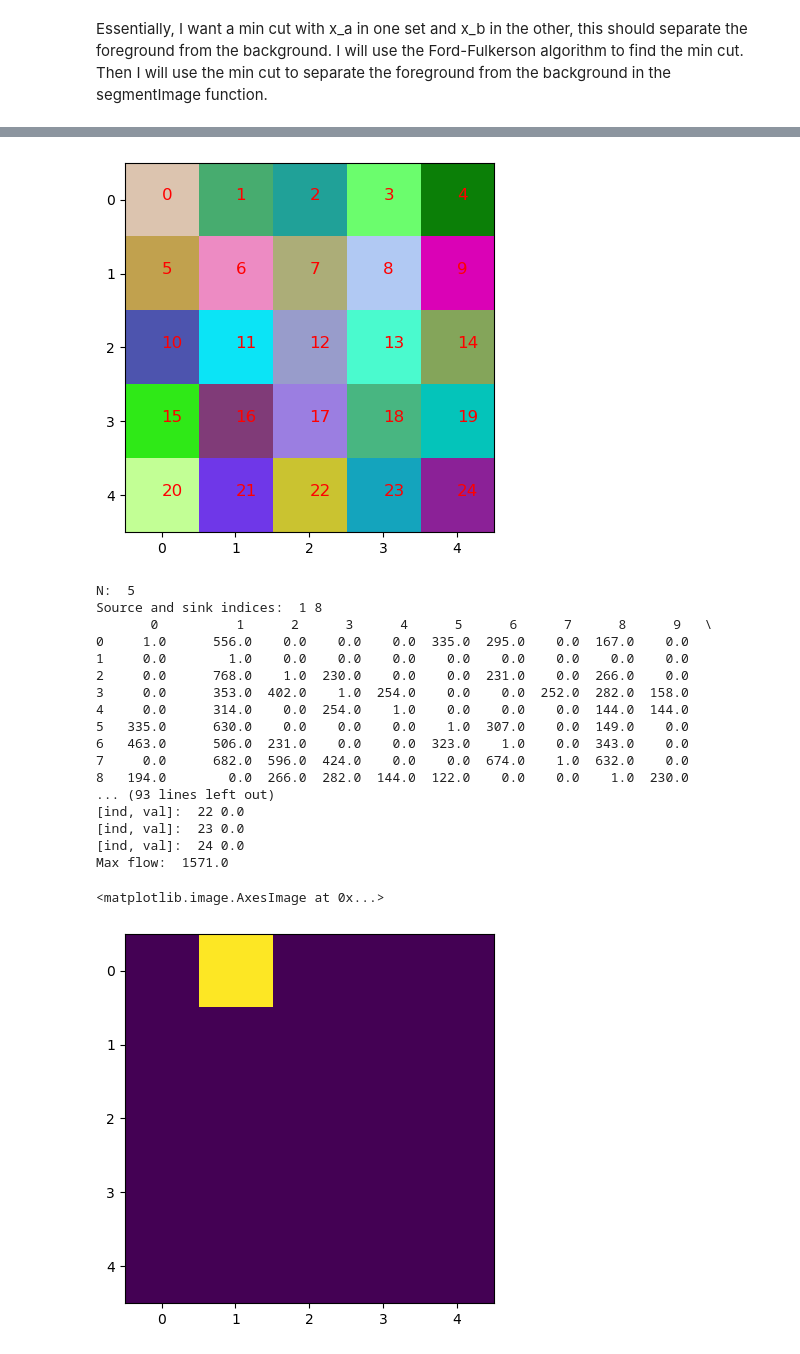
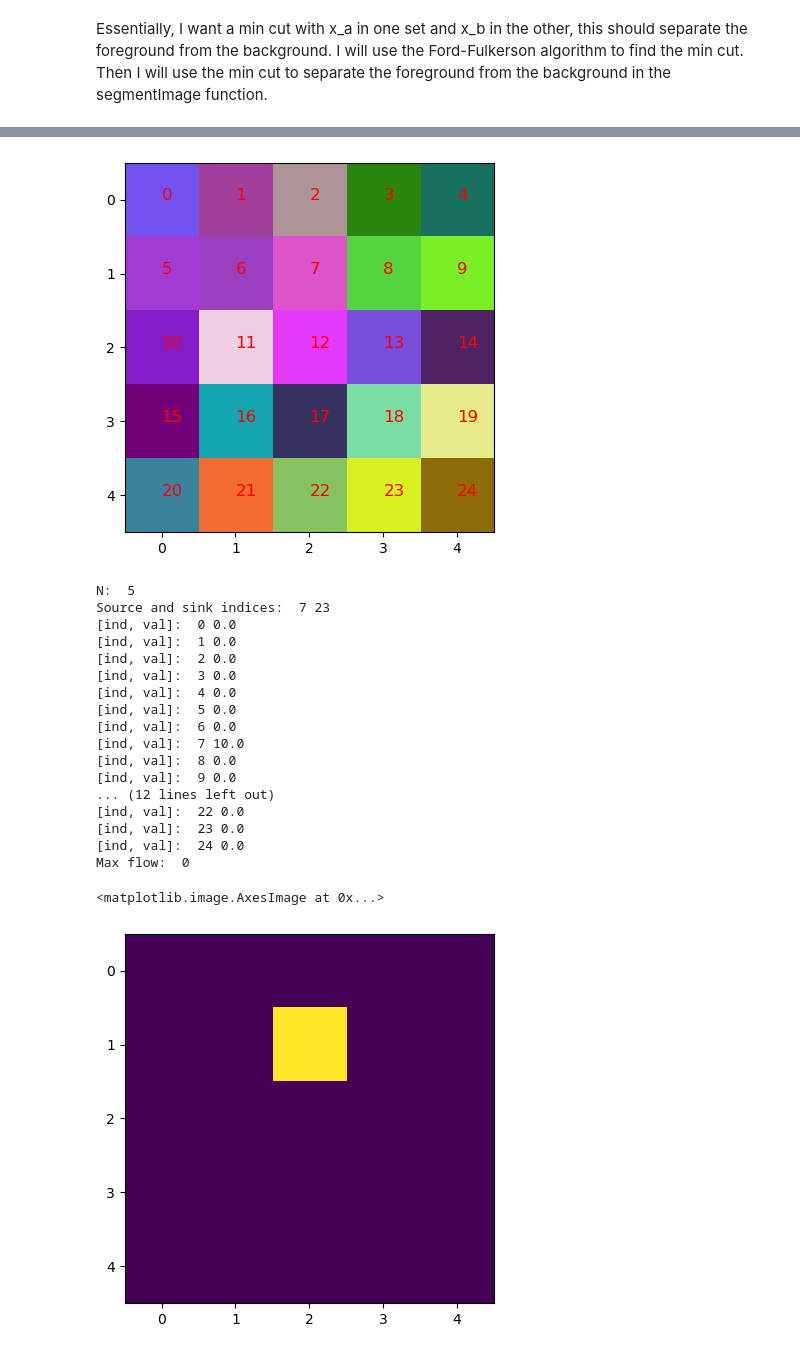
Before and after one commit to cake-dev/algo_stuff, a Jupyter notebook: Assignments/A2_FordFulkerson.ipynb, the cells around one changed output, grey strips where cells are left out. Drawn from its saved outputs; the diff is of its cells as text; code cells hidden in the pictures.

```diff
--- a/Assignments/A2_FordFulkerson.ipynb
+++ b/Assignments/A2_FordFulkerson.ipynb
@@ -126,6 +128,7 @@ class SegmentationClass:
         self.p0 = None
         self.x_a = None
         self.x_b = None
+        self.resid_graph = None
 
     def set_hyperparameters(self, p0, x_a, x_b):
         self.p0 = p0
@@ -174,6 +177,8 @@ class SegmentationClass:
         source_idx = self.idx(source, N)
         sink_idx = self.idx(sink, N)
 
+        segmenting_path = []
+
         indices_max_flow = []
 
         print('Source and sink indices: ', source_idx, sink_idx)
@@ -191,6 +196,7 @@ class SegmentationClass:
             queue = []
             queue.append(source_idx) # add source to queue and mark it as visited
             visited[source_idx] = True
+            self.resid_graph = residual_graph
 
             while queue: # while queue is not empty
                 u = queue.pop(0) # pop the first element of the queue
@@ -219,14 +225,14 @@ class SegmentationClass:
                 graph[u][v] -= path_flow # subtract path flow from the edge
                 graph[v][u] += path_flow # add path flow to the reverse edge
                 v = parent[v] # update v to its parent
-                if v not in indices_max_flow:
-                    indices_max_flow.append(v)
+                # if v not in indices_max_flow:
+                #     indices_max_flow.append(v)
+
 
         # After finding the max flow, determine which nodes are reachable from the source
         reachable = [False] * len(graph)
-        print(pd.DataFrame(graph))
+        # print(pd.DataFrame(graph))
         def dfs(u):
-            print('u: ', u)
             reachable[u] = True
             for ind, val in enumerate(graph[u]):
                 print('[ind, val]: ', ind, val)
@@ -235,7 +241,7 @@ class SegmentationClass:
 
         dfs(source_idx)
 
-        return max_flow, reachable
+        return max_flow, reachable, segmenting_path
 
         return max_flow, indices_max_flow
 
@@ -261,12 +267,14 @@ class SegmentationClass:
                     A[current_idx][self.idx(self.x_b, N)] = b_x
 
                 # Weights between neighboring pixels
-                for di in range(-1, 2):
+                for di in range(-1, 2): # di, dj are used to iterate over the 8-neighborhood of pixel (i, j)
                     for dj in range(-1, 2):
-                        ni, nj = i + di, j + dj
-                        if 0 <= ni < N and 0 <= nj < N and (di, dj) != (0, 0):
+                        ni, nj = i + di, j + dj # ni, nj are the coordinates of the neighbor pixel
+                        if 0 <= ni < N and 0 <= nj < N: # Check if (ni, nj) is a valid pixel
                             neighbor_idx = self.idx((ni, nj), N)
-                            neighbor_weight = 442 - round(self.euclidean_distance(I[i, j], I[ni, nj]))
+                            neighbor_distance = round(self.euclidean_distance(I[i, j], I[ni, nj]))
+                            neighbor_weight = self.p0 if neighbor_distance < 2 else 0
+                            # neighbor_weight = 442 - neighbor_distance
                             A[current_idx][neighbor_idx] = neighbor_weight
 
         # Add source and sink to the graph with appropriate capacities
@@ -280,52 +288,53 @@ class SegmentationClass:
         # print(pd.DataFrame(A))
 
         # Run Ford-Fulkerson algorithm to find the minimum cut
-        max_flow, reachable = self.ford_fulkerson(A, self.x_a, self.x_b)
+        max_flow, reachable, segmenting_path = self.ford_fulkerson(A, self.x_a, self.x_b)
         print('Max flow: ', max_flow)
+        # print(pd.DataFrame(segmenting_path))
 
         # Segment the image based on reachability from the source
         segmented_image = np.zeros((N, N))
         for i in range(N):
             for j in range(N):
                 if reachable[self.idx((i, j), N)]:
                     segmented_image[i, j] = 1  # Part of the source segment
 
         return segmented_image
 
 
 # Example usage
 obj = SegmentationClass()
-obj.set_hyperparameters(p0=10, x_a=[0, 1], x_b=[1, 3])
+obj.set_hyperparameters(p0=10, x_a=[1, 2], x_b=[4, 3])
 I = np.random.randint(0, 256, (5, 5, 3))  # Example image
 A = obj.construct_adjacency_matrix(I)
 
 # show the image, with labels in each pixel (ordered 0 to N^2)
 plt.imshow(I)
 for i in range(I.shape[0]):
     for j in range(I.shape[1]):
         plt.text(j, i, str(i * I.shape[0] + j), color='r', fontsize=12)
 plt.show()
 
 segmented_image = obj.segment_image(I)
 plt.imshow(segmented_image)
 # %% [output]
-[figure, old version]
+[figure, new version]
 N:  5
-Source and sink indices:  1 8
-       0          1      2      3      4      5      6      7      8      9   \
-0     1.0      556.0    0.0    0.0    0.0  335.0  295.0    0.0  167.0    0.0
-1     0.0        1.0    0.0    0.0    0.0    0.0    0.0    0.0    0.0    0.0
-2     0.0      768.0    1.0  230.0    0.0    0.0  231.0    0.0  266.0    0.0
-3     0.0      353.0  402.0    1.0  254.0    0.0    0.0  252.0  282.0  158.0
-4     0.0      314.0    0.0  254.0    1.0    0.0    0.0    0.0  144.0  144.0
-5   335.0      630.0    0.0    0.0    0.0    1.0  307.0    0.0  149.0    0.0
-6   463.0      506.0  231.0    0.0    0.0  323.0    1.0    0.0  343.0    0.0
-7     0.0      682.0  596.0  424.0    0.0    0.0  674.0    1.0  632.0    0.0
-8   194.0        0.0  266.0  282.0  144.0  122.0    0.0    0.0    1.0  230.0
-... (93 lines left out)
+Source and sink indices:  7 23
+[ind, val]:  0 0.0
+[ind, val]:  1 0.0
+[ind, val]:  2 0.0
+[ind, val]:  3 0.0
+[ind, val]:  4 0.0
+[ind, val]:  5 0.0
+[ind, val]:  6 0.0
+[ind, val]:  7 10.0
+[ind, val]:  8 0.0
+[ind, val]:  9 0.0
+... (12 lines left out)
 [ind, val]:  22 0.0
 [ind, val]:  23 0.0
 [ind, val]:  24 0.0
-Max flow:  1571.0
+Max flow:  0
 <matplotlib.image.AxesImage at 0x...>
-[figure, old version]
+[figure, new version]
```
Also changed, not shown: parts of 8 cells of this notebook.
